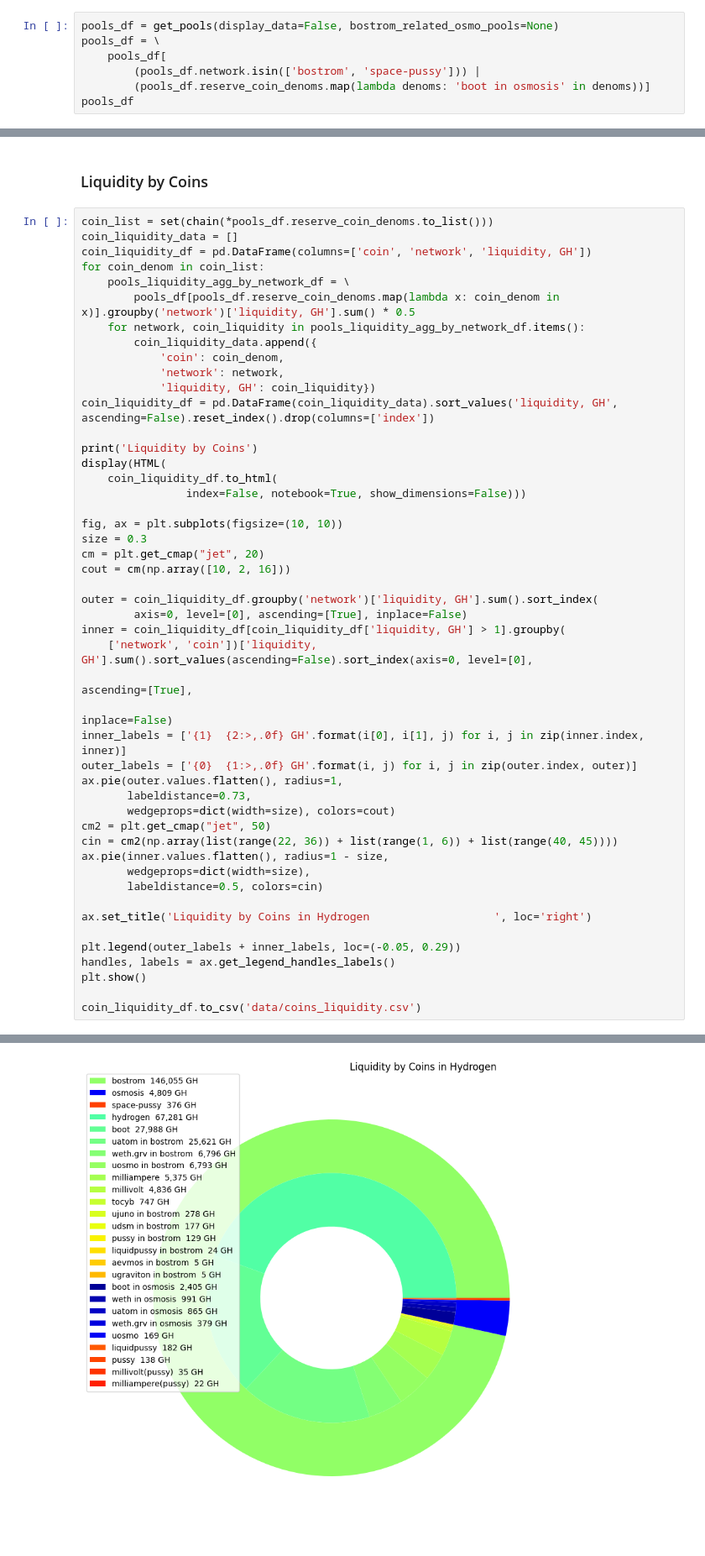
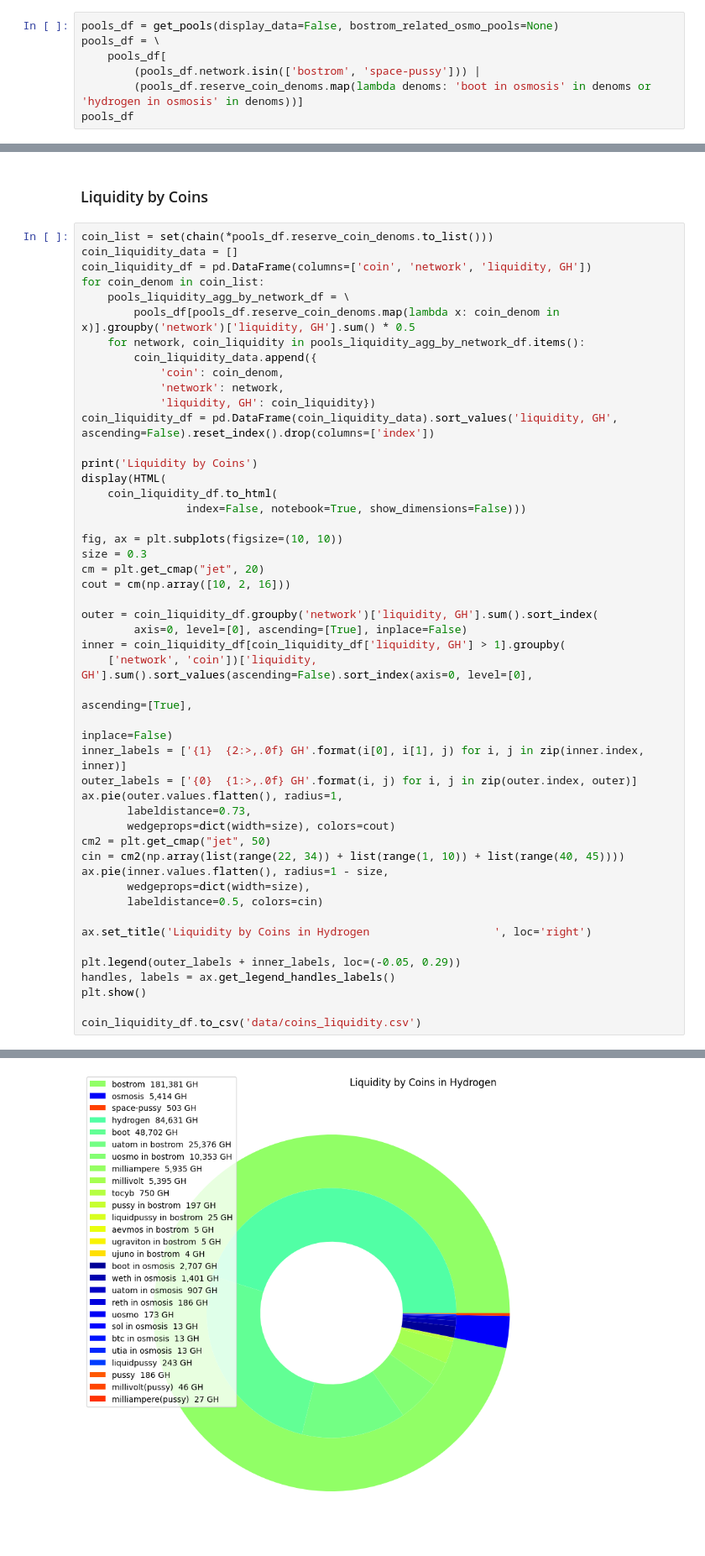
Before and after one commit to Snedashkovsky/cyber-arbitrage, a Jupyter notebook: pools_liquidity_in_gh.ipynb, the cells around one changed output, grey strips where cells are left out. Shown at 84% size. Cells and saved outputs as stored; diff of their text form.

```diff
--- a/pools_liquidity_in_gh.ipynb
+++ b/pools_liquidity_in_gh.ipynb
@@ -16,7 +16,7 @@ pools_df = get_pools(display_data=False, bostrom_related_osmo_pools=None)
 pools_df = \
     pools_df[
         (pools_df.network.isin(['bostrom', 'space-pussy'])) |
-        (pools_df.reserve_coin_denoms.map(lambda denoms: 'boot in osmosis' in denoms))]
+        (pools_df.reserve_coin_denoms.map(lambda denoms: 'boot in osmosis' in denoms or 'hydrogen in osmosis' in denoms))]
 pools_df
 # %% [output]
 |  | network | id | type_id | balances | reserve_coin_denoms | swap_fee |
@@ -205,7 +205,7 @@ ax.pie(outer.values.flatten(), radius=1,
        labeldistance=0.73,
        wedgeprops=dict(width=size), colors=cout)
 cm2 = plt.get_cmap("jet", 50)
-cin = cm2(np.array(list(range(22, 36)) + list(range(1, 6)) + list(range(40, 45))))
+cin = cm2(np.array(list(range(22, 34)) + list(range(1, 10)) + list(range(40, 45))))
 ax.pie(inner.values.flatten(), radius=1 - size,
        wedgeprops=dict(width=size),
        labeldistance=0.5, colors=cin)
@@ -239 +239 @@ Liquidity by Coins
-[figure, old version]
+[figure, new version]
```
Also changed, not shown: parts of 5 cells of this notebook, 5 other files.
